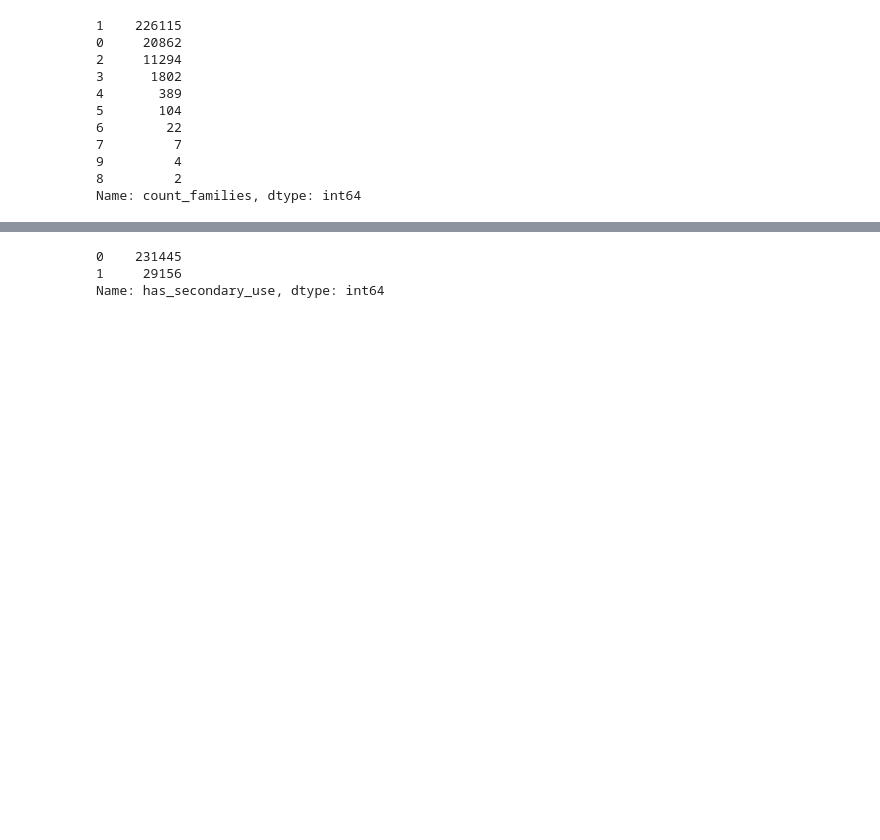
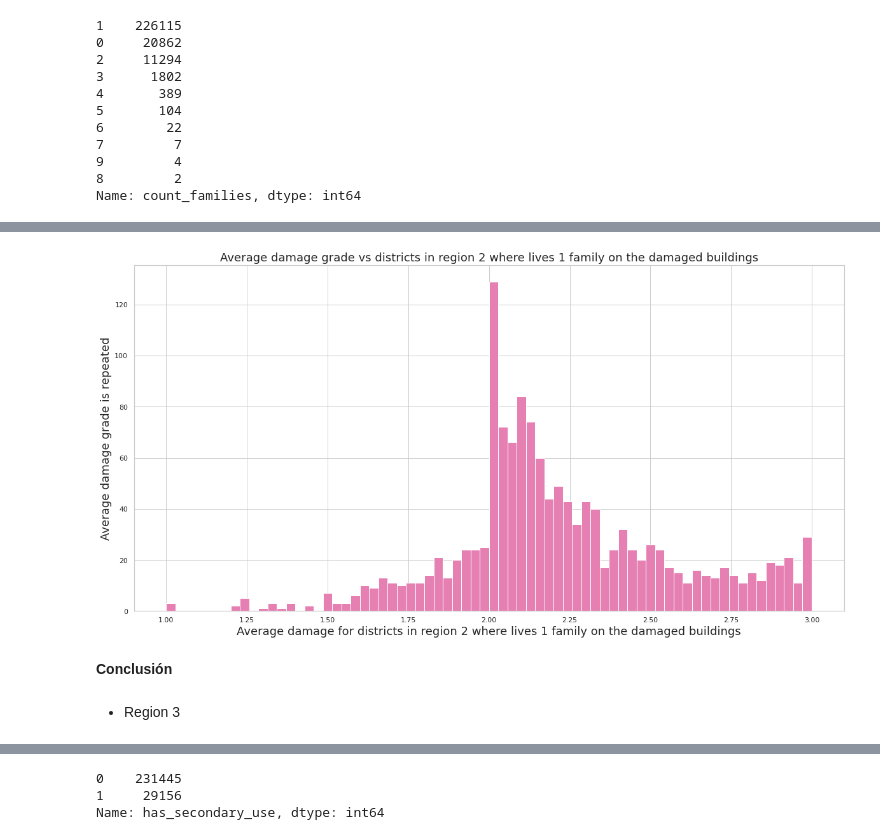
Before and after one commit to rociotarda/TP1---Datos, a Jupyter notebook: analisis_exploratorio_martin.ipynb, the cells around one changed output, grey strips where cells are left out. Cells and saved outputs as stored; diff of their text form; code cells hidden in the pictures; blank space fills up the shorter version.

```diff
--- a/analisis_exploratorio_martin.ipynb
+++ b/analisis_exploratorio_martin.ipynb
@@ -114,0 +237,6 @@ Name: count_families, dtype: int64
+# %%
+affected_buildings_where_lives_1_family_region_2 = affected_buildings_where_lives_1_family.groupby('geo_level_2_id').agg({'damage_grade':'mean'})
+affected_buildings_where_lives_1_family_region_2.columns = ['damage_grade_mean']
+affected_buildings_where_lives_1_family_region_2.reset_index(inplace=True)
+affected_buildings_where_lives_1_family_region_2.columns = ['Region 2', 'Damage grade mean']
+affected_buildings_where_lives_1_family_region_2.head()
@@ -114,0 +250,13 @@ Name: count_families, dtype: int64
+# %%
+plot = affected_buildings_where_lives_1_family_region_2['Damage grade mean'].plot.hist(color=(0.9, 0.5, 0.7), bins=70, figsize=(20,10))
+plot.set_title("Average damage grade vs districts in region 2 where lives 1 family on the damaged buildings", fontsize=18)
+plot.set_ylabel("Average damage grade is repeated", fontsize=18);
+plot.set_xlabel("Average damage for districts in region 2 where lives 1 family on the damaged buildings", fontsize=18);
+# %% [output]
+[figure, added]
+# %% [markdown]
+**Conclusión**
+# %% [markdown]
+
+
+*   Region 3
```
Also changed, not shown: parts of 29 cells of this notebook.
